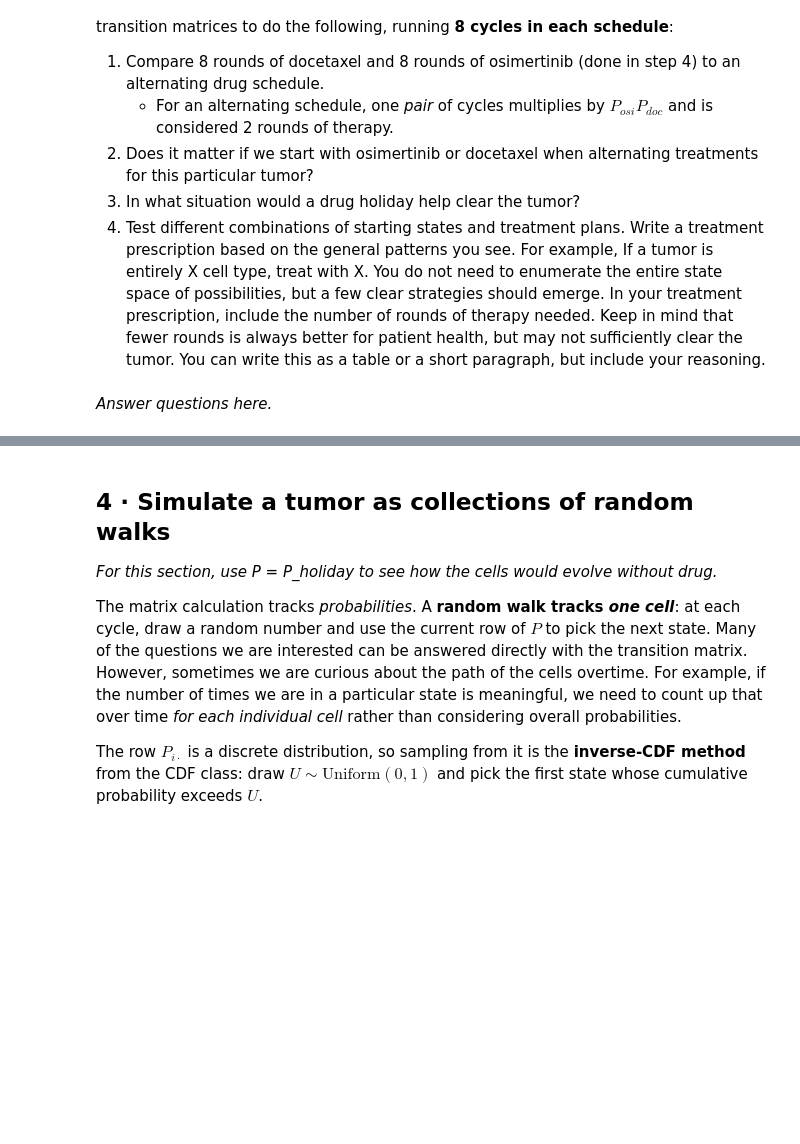
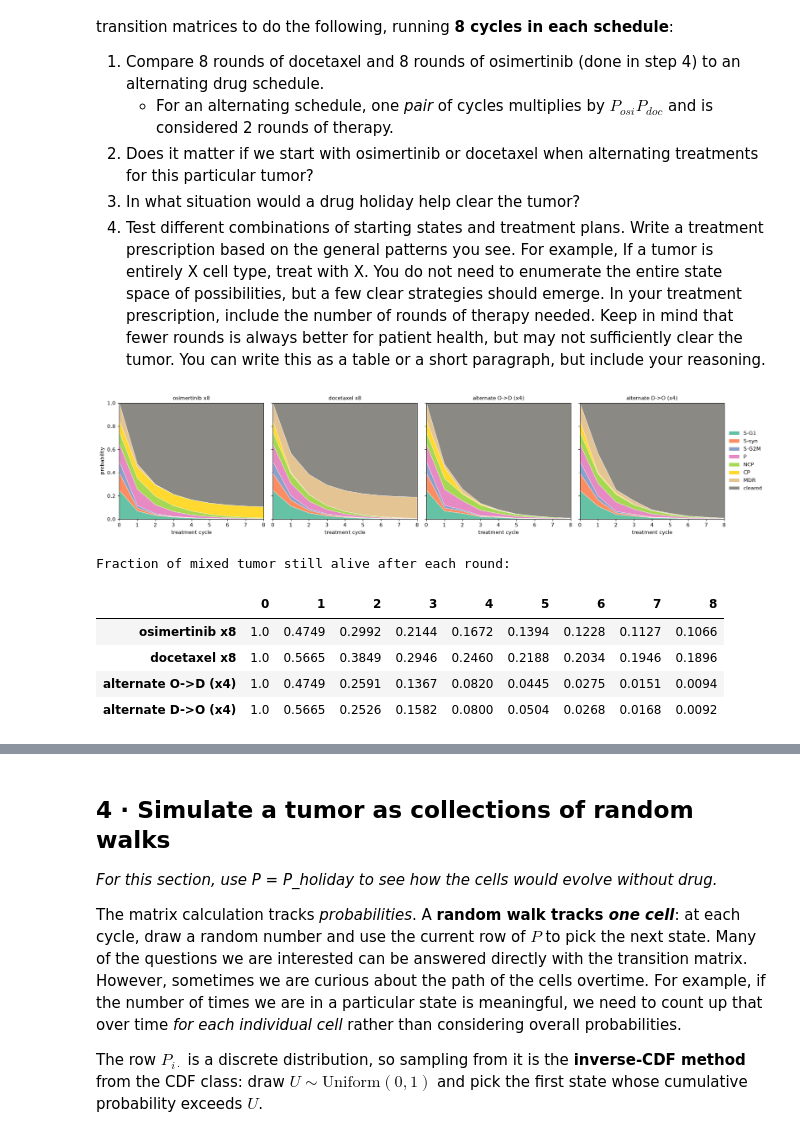
Before and after one commit to sp3cner/uu_markov, a Jupyter notebook: lab_2/Lab09_markov_chain_cells.ipynb, the cells around one changed output, grey strips where cells are left out. Saved outputs shown, nothing was run; the diff lists cells and outputs as text; code cells hidden in the pictures; blank space fills up the shorter version.

```diff
--- a/lab_2/Lab09_markov_chain_cells.ipynb
+++ b/lab_2/Lab09_markov_chain_cells.ipynb
@@ -261,6 +403,37 @@ We can answer a LOT of questions about what treatment strategy is best, just bas
 3.  In what situation would a drug holiday help clear the tumor?
 4. Test different combinations of starting states and treatment plans. Write a treatment prescription based on the general patterns you see. For example, If a tumor is entirely X cell type, treat with X. You do not need to enumerate the entire state space of possibilities, but a few clear strategies should emerge. In your treatment prescription, include the number of rounds of therapy needed. Keep in mind that fewer rounds is always better for patient health, but may not sufficiently clear the tumor. You can write this as a table or a short paragraph, but include your reasoning.
 # %%
-## Add code here
+alive_col = OUTCOMES.index("cleared")
+
+#8 rounds of drugs on the mixed tumor
+schedules = {
+    "osimertinib x8":       [P_osi] * 8,
+    "docetaxel x8":         [P_doc] * 8,
+    "alternate O->D (x4)":  [P_osi, P_doc] * 4,
+    "alternate D->O (x4)":  [P_doc, P_osi] * 4,
+}
+
+fig, axes = plt.subplots(1, 4, figsize=(18, 4), sharey=True)
+summary = {}
+for ax, (name, mats) in zip(axes, schedules.items()):
+    traj = [pi_mix]
+    for M in mats:
+        traj.append(traj[-1] @ M)
+    traj = np.array(traj)
+    plot_trajectory(traj, ax, name)
+    summary[name] = 1 - traj[:, alive_col]
+axes[0].set_ylabel("probability")
+axes[-1].legend(loc="center left", bbox_to_anchor=(1, 0.5), frameon=False)
+plt.tight_layout()
+plt.show()
+
+print("Fraction of mixed tumor still alive after each round:")
+display(pd.DataFrame(summary).T.round(4))
+# %% [output]
+[figure, added]
+Fraction of mixed tumor still alive after each round:
+|  | 0 | 1 | 2 | 3 | 4 | 5 | 6 | 7 | 8 |
+| osimertinib x8 | 1.0 | 0.4749 | 0.2992 | 0.2144 | 0.1672 | 0.1394 | 0.1228 | 0.1127 | 0.1066 |
+| docetaxel x8 | 1.0 | 0.5665 | 0.3849 | 0.2946 | 0.2460 | 0.2188 | 0.2034 | 0.1946 | 0.1896 |
+| alternate O->D (x4) | 1.0 | 0.4749 | 0.2591 | 0.1367 | 0.0820 | 0.0445 | 0.0275 | 0.0151 | 0.0094 |
+| alternate D->O (x4) | 1.0 | 0.5665 | 0.2526 | 0.1582 | 0.0800 | 0.0504 | 0.0268 | 0.0168 | 0.0092 |
-# %% [markdown]
-*Answer questions here.*
```
Also changed, not shown: parts of 27 cells of this notebook, 1 other file.
